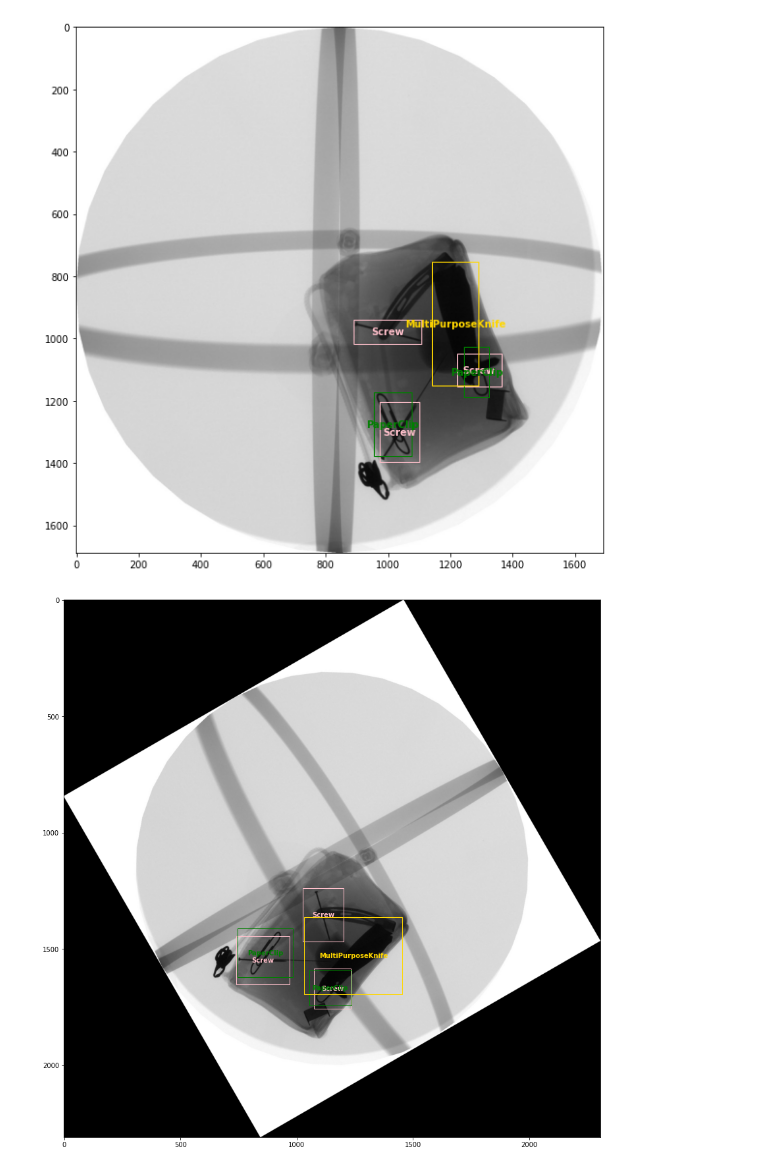
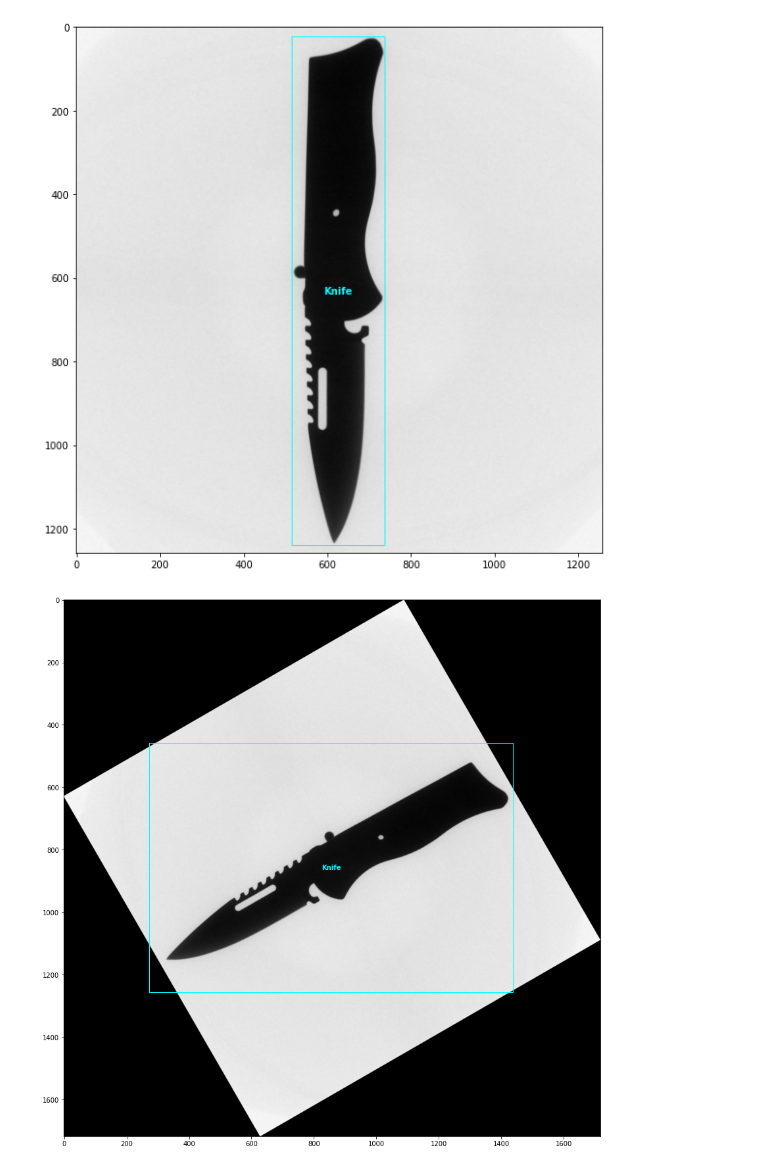
Before and after one commit to nguyen-nhat-mai/object_detection, a Jupyter notebook: Rotate_img_yolo.ipynb, the cells around one changed output. Saved outputs shown, nothing was run; the diff lists cells and outputs as text; code cells hidden in the pictures.

```diff
--- a/Rotate_img_yolo.ipynb
+++ b/Rotate_img_yolo.ipynb
@@ -49,16 +56,18 @@ def cvFormattoYolo(corner, H, W):
     return corner[0]+' '+str(round(center_bbox_x / W, 6))+' '+str(round(center_bbox_y / H, 6))+' '+str(round(bbox_W / W, 6))+' '+str(round(bbox_H / H, 6))
 # %%
 class yoloRotatebbox:
-    def __init__(self, filename, image_ext, angle):
-        assert os.path.isfile(filename + image_ext)
-        assert os.path.isfile(filename + '.txt')
+    def __init__(self, img_folder_path, box_folder_path,filename, image_ext, angle):
+        assert os.path.isfile(img_folder_path + "/" + filename + image_ext)
+        assert os.path.isfile(box_folder_path + "/" + filename + '.txt')
 
+        self.img_folder_path = img_folder_path
+        self.box_folder_path = box_folder_path
         self.filename = filename
         self.image_ext = image_ext
         self.angle = angle
 
         # Read image using cv2
-        self.image = cv2.imread(self.filename + self.image_ext, 1)
+        self.image = cv2.imread(self.img_folder_path + "/" + self.filename + self.image_ext, 1)
 
         # create a 2D-rotation matrix
         rotation_angle = self.angle * np.pi / 180
@@ -95,7 +104,7 @@ class yoloRotatebbox:
 
         new_height, new_width = self.rotate_image().shape[:2]
 
-        f = open(self.filename + '.txt', 'r')
+        f = open(self.box_folder_path + "/" + self.filename + '.txt', 'r')
 
         f1 = f.readlines()
 
@@ -145,13 +156,15 @@ class yoloRotatebbox:
 # %%
 # Plot original image and its box
-image_name = 'B0072_0001'
+img_folder_path = "Test_image"
+image_name = 'B0076_0001'
 image_ext = '.png'
-image = cv2.imread(image_name + image_ext)
+image = cv2.imread(img_folder_path + "/" + image_name + image_ext)
 plt.rcParams["figure.figsize"] = (20,10)
 plt.imshow(image)
 
+box_folder_path = "Test_annotation"
 height, width,_ = image.shape
-f = open(image_name + '.txt', 'r')
+f = open(box_folder_path+"/"+image_name + '.txt', 'r')
 box_list = f.readlines()
 plot_box(box_list, height, width)
 box_list
@@ -166,17 +174,17 @@ box_list
 # %%
 # Rotate 90 degree
-im = yoloRotatebbox(image_name, image_ext, 90)
+im = yoloRotatebbox(img_folder_path, box_folder_path, image_name, image_ext, 90)
 image_90 = im.rotate_image()
 bbox_90 = im.rotateYolobbox()
 
 plt.rcParams["figure.figsize"] = (20,10)
 plt.imshow(image_90)
 plot_box(bbox_90, height, width)
 # %% [output]
-[figure, old version]
+[figure, new version]
 # %%
 # Rotate 30 degree
-im = yoloRotatebbox(image_name, image_ext, 30)
+im = yoloRotatebbox(img_folder_path, box_folder_path, image_name, image_ext, 30)
 image_30 = im.rotate_image()
 bbox_30 = im.rotateYolobbox()
 
@@ -184,4 +192,4 @@ plt.rcParams["figure.figsize"] = (30,15)
 plt.imshow(image_30)
 plot_box(bbox_30, height, width)
 # %% [output]
-[figure, old version]
+[figure, new version]
```
Also changed, not shown: parts of 10 cells of this notebook.
